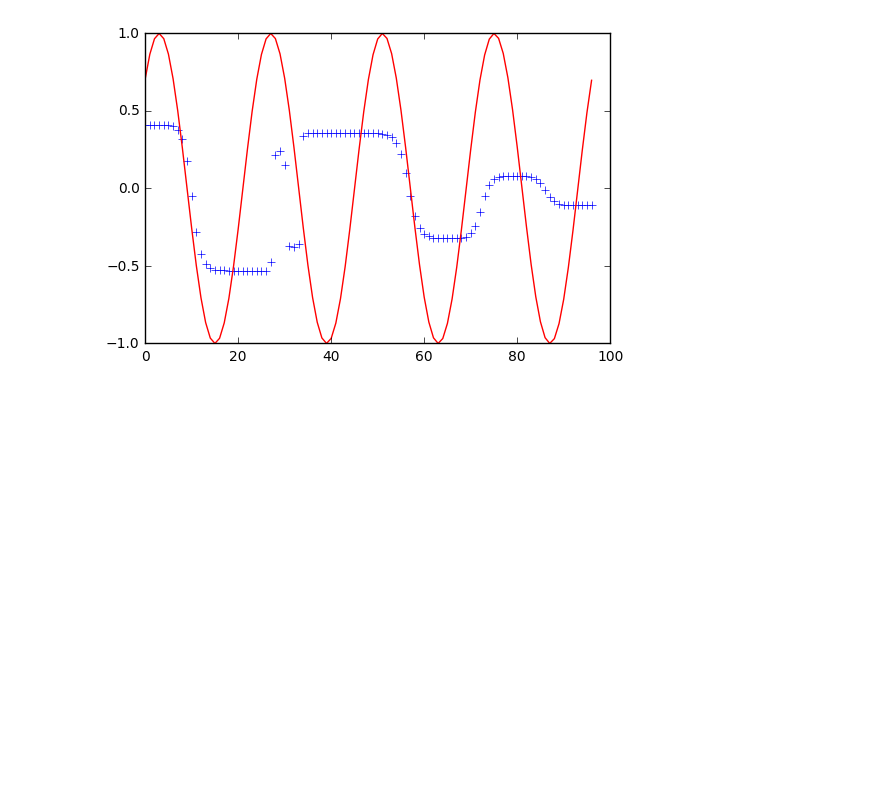
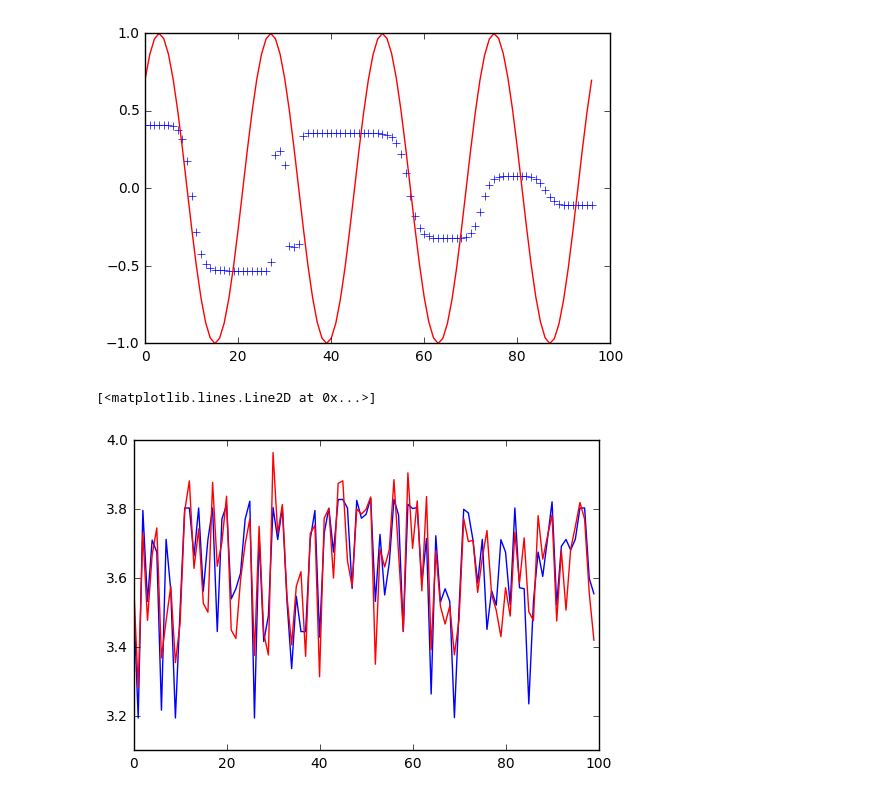
Before and after one commit to ClementFeltin/MLProjectTS, a Jupyter notebook: SOFNN.ipynb, the cells around one changed output. Cells and saved outputs as stored; diff of their text form; code cells hidden in the pictures; blank space fills up the shorter version.

```diff
--- a/SOFNN.ipynb
+++ b/SOFNN.ipynb
@@ -322,7 +322,7 @@ class SOFNN:
         return self.neuralNetwork.apply(temp)
 
 
-    def train(self, X, Y, batchSize = 1, epochs = 3, eta=0.1):
+    def train(self, X, Y, batchSize = 1, epochs = 1, eta=0.1):
         for _ in range(epochs):
             for _ in range(int(X.shape[0]/batchSize)):
                 indexes = np.random.choice(X.shape[0], batchSize)
@@ -411,3 +411,21 @@ plt.plot(Y,'red')
 # %% [output]
 [<matplotlib.lines.Line2D at 0x...>]
 [figure]
+# %%
+# funciton approximation
+X = 5/2 * (np.random.rand(100,3)+1) + 1
+Y = np.array([[1+np.exp(0.5*np.log(X[i,0]))+np.exp(-1*np.log(X[i,1]))+np.exp(-1*np.log(X[i,2]))] for i in range(X.shape[0])])
+
+
+sofnn = SOFNN(ninitRules = 20, eps = 0.001, rrate = 0.01, wrate = 0.1)
+centers = sofnn.fit(X,Y)
+
+sofnn.train(X,Y, batchSize = 5, epochs = 10, eta = 0.01)
+yhat = sofnn.predict(X)
+# %%
+plt.plot(yhat,'blue')
+plt.hold()
+plt.plot(Y,'red')
+# %% [output]
+[<matplotlib.lines.Line2D at 0x...>]
+[figure, added]
```
